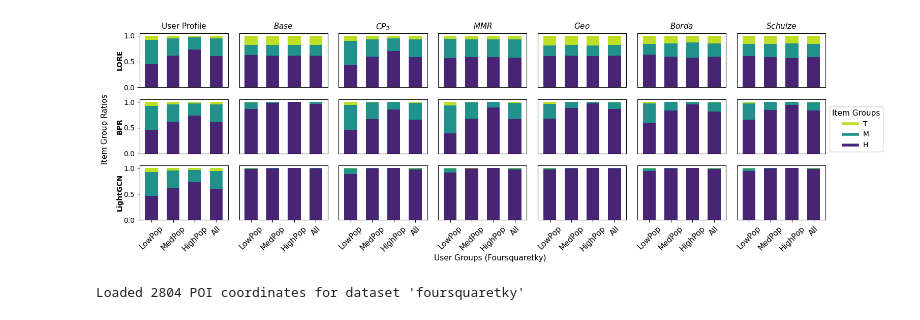
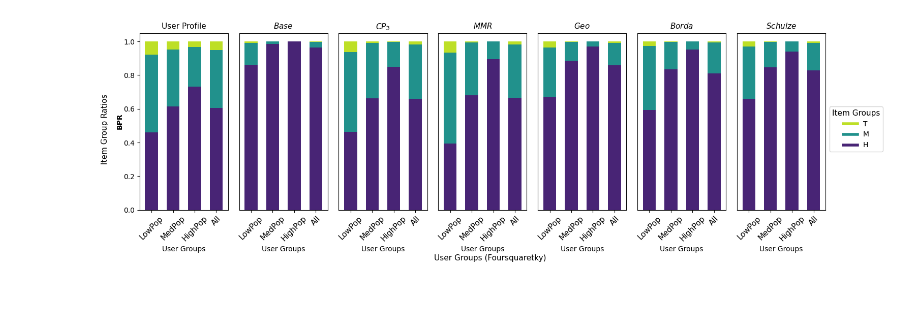
Before and after one commit to andreafooo/multistakeholder_poi, a Jupyter notebook: offline_evaluation.ipynb, the cells around one changed output. Drawn from its saved outputs; the diff is of its cells as text; code cells hidden in the pictures.

Commit message:
update offline eval

```diff
--- a/offline_evaluation.ipynb
+++ b/offline_evaluation.ipynb
@@ -52,7 +47,7 @@ def create_model_directories(dataset, data, base_dir, recommendation_dirpart):
     Create output directories
     """
     model_directories = {}
-    methods = ["baseline", "cp_min_js", "mmr", "geo", "borda", "schulze"]
+    methods = full_eval_methods + boosting_methods
 
     def recommender_dir_combiner(dataset, modelpart, method):
         return os.path.join(base_dir, f"{dataset}_dataset", recommendation_dirpart, modelpart, method, "top_k_recommendations.json")
@@ -73,8 +68,6 @@ def open_ground_truth_user_group(dataset, valid_popularity=valid_popularity):
     test_data = pd.read_csv(os.path.join(BASE_DIR, f"{dataset}_dataset", "processed_data_recbole", f"{dataset}_sample.test.inter"), sep="\t")
     valid_data = pd.read_csv(os.path.join(BASE_DIR, f"{dataset}_dataset", "processed_data_recbole", f"{dataset}_sample.valid.inter"), sep="\t")
 
-    print("Train data, test data and valid data shapes:")
-    print(train_data.shape, test_data.shape, valid_data.shape)
     train_data = pd.concat([train_data, valid_data])
     user_group_dir = os.path.join(BASE_DIR, f"{dataset}_dataset", f"{dataset}_user_id_popularity.json")
     with open(user_group_dir) as f:
@@ -128,7 +117,7 @@ def unstack_recommendations(df):
     unstacked_df = df.explode(["item_id:token"]).reset_index(drop=True)
     return unstacked_df
 # %%
-def top_k_to_df(recommender_dir, top_k_eval=150):
+def top_k_to_df(recommender_dir, top_k_eval=top_k_eval):
     """ Fixed version that handles nested lists """
     with open(recommender_dir) as f:
         data = json.load(f)
@@ -178,5 +145,5 @@ test_data
 # %%
-def create_pop_distributions(data):
+def create_pop_distributions(data, item_popularity, user_groups):
     """Create a DataFrame with the distribution of item popularity for different user groups."""
     data = data.merge(item_popularity, on="item_id:token", how="left")
     g1 = data.loc[data["user_id:token"].isin(user_groups["HighPop"])].value_counts("item_pop_group", normalize=True).rename("g1")
@@ -186,6 +153,3 @@ def create_pop_distributions(data):
     distr_df = pd.DataFrame([g1, g2, g3, all]).fillna(0)
     distr_df.rename(index={"g1":"HighPop", "g2":"MedPop", "g3":"LowPop", "all":"All"}, inplace=True)
     return distr_df
-
-
-ground_truth_distr = create_pop_distributions(train_data)
@@ -277,70 +568,47 @@ def calculate_t_test_between_user_groups(group_scores):
 # %%
-""" Looping through the models and methods to plot the popularity distribution """
-fig, axs = plt.subplots(3, 7, figsize=(15, 5.5))  # 3 models x 4 methods
+fig, axs = plt.subplots(1, 7, figsize=(15, 5.5))
 method_names_for_title = ["$Base$", "$CP_\Im$", "$MMR$", "$Geo$", "$Borda$", "$Schulze$"]
 
-# model_dirs_plot = copy.deepcopy(model_dirs)
 filtered_models = [
     (model_name, methods)
     for model_name, methods in model_dirs.items()
-    if model_name not in ["SimpleX", "USG", "plurality", "borda", "cp"]
+    if model_name not in ["SimpleX", "USG", "plurality", "borda", "cp", "LightGCN", "LORE"]
 ]
 
-for i, (model_name, methods) in enumerate(filtered_models):
-    # print(model_name)
-    ax = axs[i, 0]
-    plot_popularity_distribution(ax, ground_truth_distr, None)  # no title here
-    if i == 0:
-        ax.set_title("User Profile", fontsize=11)
+model_name, methods = filtered_models[0]
 
-    for j, (method_name, json_file) in enumerate(methods.items()):
-        # print(method_name, json_file)
-        df = top_k_to_df(json_file)
-        distr_df = create_pop_distributions(df)
+ax = axs[0]
+plot_popularity_distribution(ax, ground_truth_distr, None)
+ax.set_title("User Profile", fontsize=11)
+ax.set_ylabel(model_name, fontsize=10, weight="bold", labelpad=0)
 
-        ax = axs[i, j + 1]
-        plot_popularity_distribution(ax, distr_df, None)  # no title here
-        if i == 0:
-            ax.set_title(method_names_for_title[j], fontsize=11)
+col = 0
+for method_name, json_file in methods.items():
+    if method_name in full_eval_methods:
+        df = top_k_to_df(json_file, top_k_eval=top_k_eval)
+        distr_df = create_pop_distributions(df, item_popularity, user_groups)
 
+        ax = axs[col + 1]
+        plot_popularity_distribution(ax, distr_df, None)
+        ax.set_title(method_names_for_title[col], fontsize=11)
+        col += 1
 
-    axs[i, 0].set_ylabel(model_name, fontsize=10, weight="bold", labelpad=0)
-
-    if i == 5:
-                for k in range(7):
-                    axs[i, k].set_xticks(range(7))
-                    axs[i, k].set_xlabel("User Groups")
-    else:
-        for k in range(7):
-            axs[i, k].set_xlabel("")
-
-for ax in axs[-1, :]:
+for ax in axs:
     ax.set_xticks(range(4))
     ax.set_xticklabels(["LowPop", "MedPop", "HighPop", "All"], rotation=45, fontsize=11)
 
-for row in axs[:-1, :]:
-    for ax in row:
-        ax.set_xticks([])
-
-for row in axs:
-    for ax in row[1:]:
-        ax.set_yticks([])
-
+for ax in axs[1:]:
+    ax.set_yticks([])
 
 fig.text(0.55, 0.03, f"User Groups ({dataset.capitalize()})", ha="center", fontsize=11)
 fig.text(0.04, 0.5, "Item Group Ratios", va="center", rotation="vertical", fontsize=11)
 
 handles = [plt.Line2D([0], [0], color=color, lw=4) for color in plt.cm.viridis([0.9, 0.5, 0.1])]
 labels = ["T", "M", "H"]
+fig.legend(handles, labels, title="Item Groups", loc="center right", bbox_to_anchor=(1.07, 0.5), ncol=1, title_fontsize=11)
 
-
-fig.legend(handles, labels, title="Item Groups", loc="center right", bbox_to_anchor=(1.07, 0.5), ncol=1, title_fontsize=11)
-#fig.suptitle(f"Popularity Distribution for {dataset.capitalize()} Dataset", fontsize=12, weight="bold", y=0.87, x=0.57)
 plt.tight_layout(rect=[0.05, 0.03, 1, 0.91])
+os.makedirs(os.path.join(BASE_DIR, f"{dataset}_dataset", "plots"), exist_ok=True)
 plt.savefig(os.path.join(BASE_DIR, f"{dataset}_dataset", "plots", f"{dataset}_popularity_distribution_paper.png"), bbox_inches="tight")
 # %% [output]
-[figure, old version]
+[figure, new version]
-# %%
-poi_df = load_coordinates(dataset)
-# %% [output]
-Loaded 2804 POI coordinates for dataset 'foursquaretky'
```
Also changed, not shown: parts of 38 cells of this notebook.
